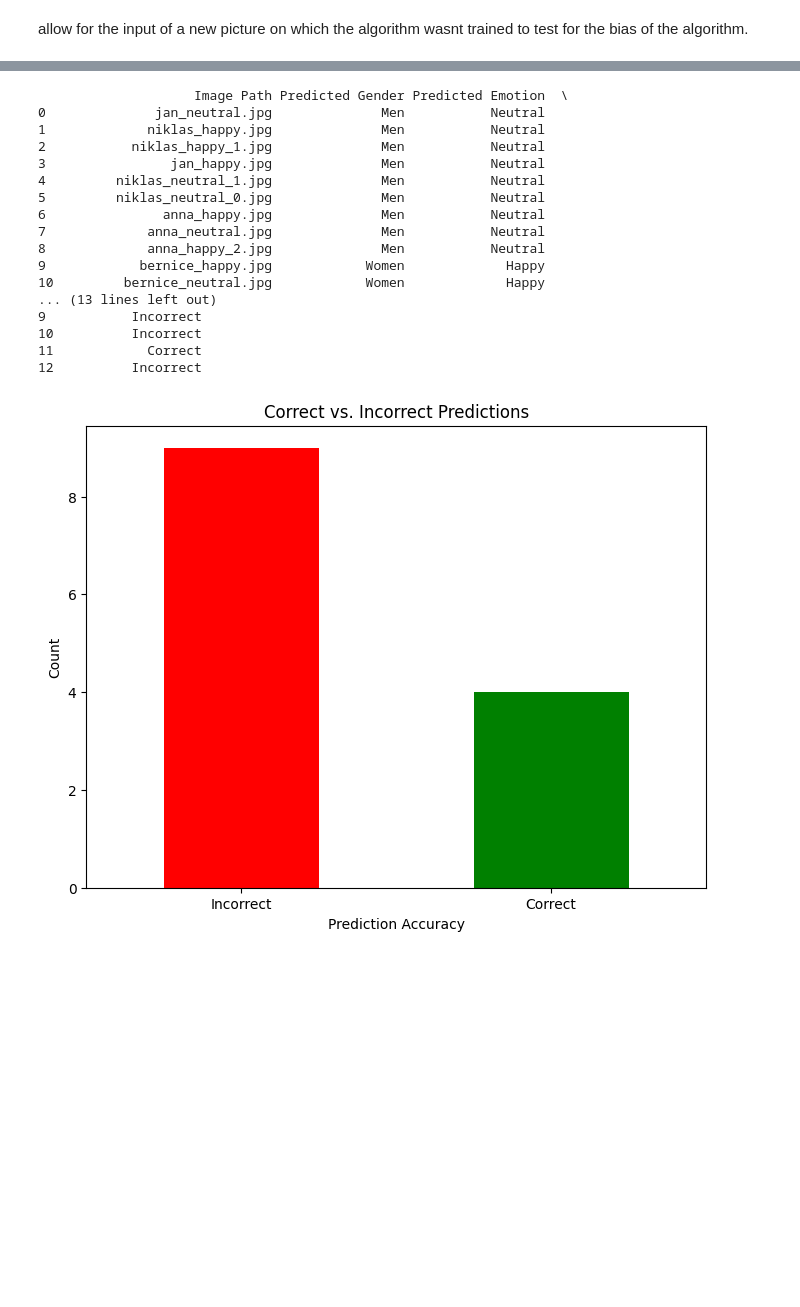
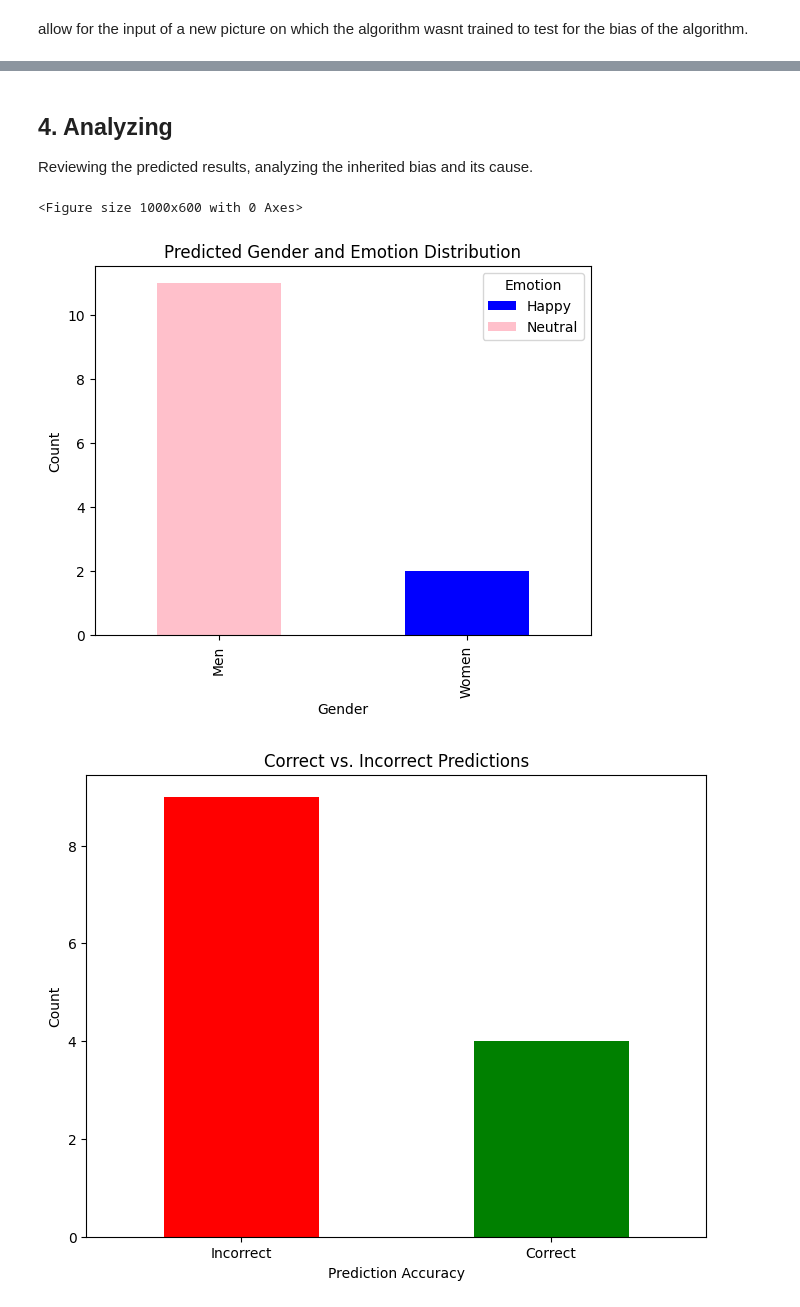
Before and after one commit to NiklasElsaesser/FaceBias, a Jupyter notebook: bias_testing.ipynb, the cells around one changed output, grey strips where cells are left out. Drawn from its saved outputs; the diff is of its cells as text; code cells hidden in the pictures; blank space fills up the shorter version.

```diff
--- a/bias_testing.ipynb
+++ b/bias_testing.ipynb
@@ -137,54 +223,23 @@ the table/n                     Image Path Predicted Gender Predicted Emotion
+# %% [markdown]
+## 4. Analyzing
+Reviewing the predicted results, analyzing the inherited bias and its cause.
 # %%
 import matplotlib.pyplot as plt
 
-# Bar chart for Predicted Gender
-plt.figure(figsize=(8, 6))
-df['Predicted Gender'].value_counts().plot(kind='bar', color=['blue', 'pink'])
-plt.title('Predicted Gender Distribution')
+# Counting the occurrences of each combination of Predicted Gender and Predicted Emotion
+gender_emotion_counts = df.groupby(['Predicted Gender', 'Predicted Emotion']).size().unstack()
+
+# Creating a stacked bar chart
+plt.figure(figsize=(10, 6))
+gender_emotion_counts.plot(kind='bar', stacked=True, color=['blue', 'pink', 'green', 'gray'])
+plt.title('Predicted Gender and Emotion Distribution')
 plt.xlabel('Gender')
 plt.ylabel('Count')
+plt.legend(title='Emotion', loc='upper right')
 plt.show()
-
-# Bar chart for Predicted Emotion
-plt.figure(figsize=(8, 6))
-df['Predicted Emotion'].value_counts().plot(kind='bar', color=['green', 'gray'])
-plt.title('Predicted Emotion Distribution')
-plt.xlabel('Emotion')
-plt.ylabel('Count')
-plt.show()
+# %% [output]
+<Figure size 1000x600 with 0 Axes>
+[figure, added]
-# %%
-# Check if 'niklas_happy' is labeled as 'men' and 'neutral'
-niklas_neutral_condition = (df['Image Path'].str.contains('niklas_neutral')) & (df['Predicted Gender'] == 'Men') & (df['Predicted Emotion'] == 'Neutral')
-jan_neutral_condition = (df['Image Path'].str.contains('jan_neutral')) & (df['Predicted Gender'] == 'Men') & (df['Predicted Emotion'] == 'Neutral')
-anna_happy_condition = (df['Image Path'].str.contains('anna_happy')) & (df['Predicted Gender'] == 'Men') & (df['Predicted Emotion'] == 'happy')
-bernice_happy_condition = (df['Image Path'].str.contains('bernice_happy')) & (df['Predicted Gender'] == 'Men') & (df['Predicted Emotion'] == 'happy')
-
-# Create a new column 'Correct Prediction' and set values based on the conditions
-df['Correct Prediction'] = 'Incorrect'
-df.loc[niklas_neutral_condition, 'Correct Prediction'] = 'Correct'
-df.loc[jan_neutral_condition, 'Correct Prediction'] = 'Correct'
-df.loc[anna_happy_condition, 'Correct Prediction'] = 'Correct'
-df.loc[bernice_happy_condition, 'Correct Prediction'] = 'Correct'
-
-print(df)
-# %% [output]
-                    Image Path Predicted Gender Predicted Emotion  \
-0              jan_neutral.jpg              Men           Neutral
-1             niklas_happy.jpg              Men           Neutral
-2           niklas_happy_1.jpg              Men           Neutral
-3                jan_happy.jpg              Men           Neutral
-4         niklas_neutral_1.jpg              Men           Neutral
-5         niklas_neutral_0.jpg              Men           Neutral
-6               anna_happy.jpg              Men           Neutral
-7             anna_neutral.jpg              Men           Neutral
-8             anna_happy_2.jpg              Men           Neutral
-9            bernice_happy.jpg            Women             Happy
-10         bernice_neutral.jpg            Women             Happy
-... (13 lines left out)
-9           Incorrect
-10          Incorrect
-11            Correct
-12          Incorrect
 # %%
 # Bar chart for Correct vs. Incorrect Predictions
 plt.figure(figsize=(8, 6))
```
Also changed, not shown: parts of 15 cells of this notebook.
